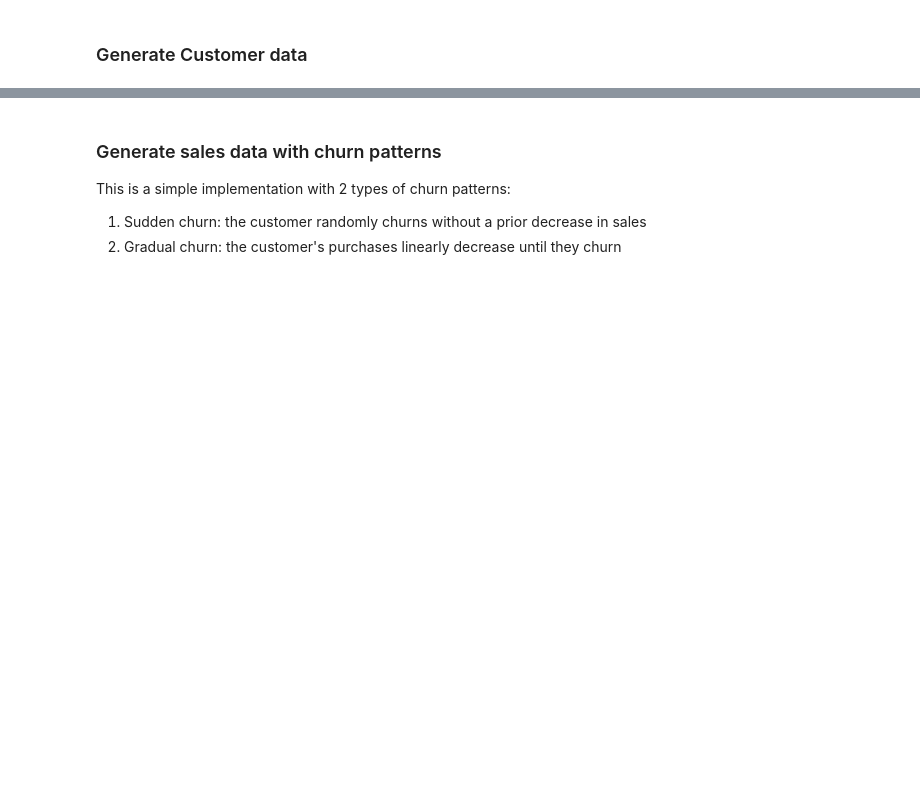
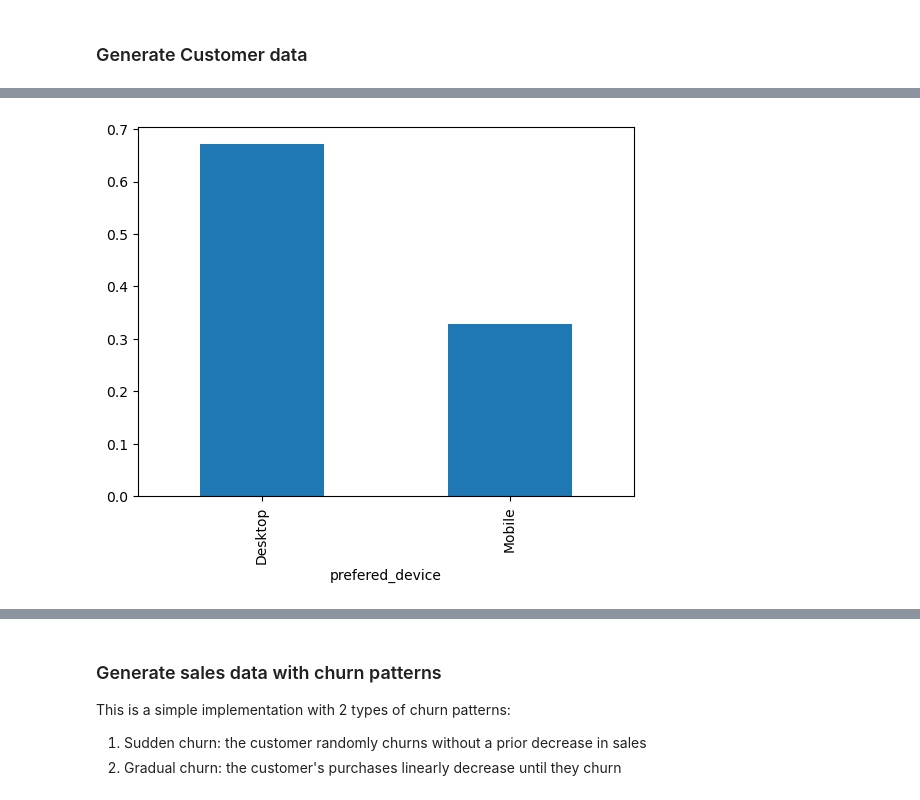
Before and after one commit to arthurcab/ecommerce-churn-prediction, a Jupyter notebook: notebooks/Generate Data.ipynb, the cells around one changed output, grey strips where cells are left out. Cells and saved outputs as stored; diff of their text form; code cells hidden in the pictures; blank space fills up the shorter version.

```diff
--- a/notebooks/Generate Data.ipynb
+++ b/notebooks/Generate Data.ipynb
@@ -226,0 +172,5 @@ Now the Distributions for State and mobile Device are more realistic
+# %%
+# Check the distribution of the prefered device
+customers_df['prefered_device'].value_counts(normalize=True).plot(kind='bar');
+# %% [output]
+[figure, added]
```
Also changed, not shown: parts of 14 cells of this notebook.
